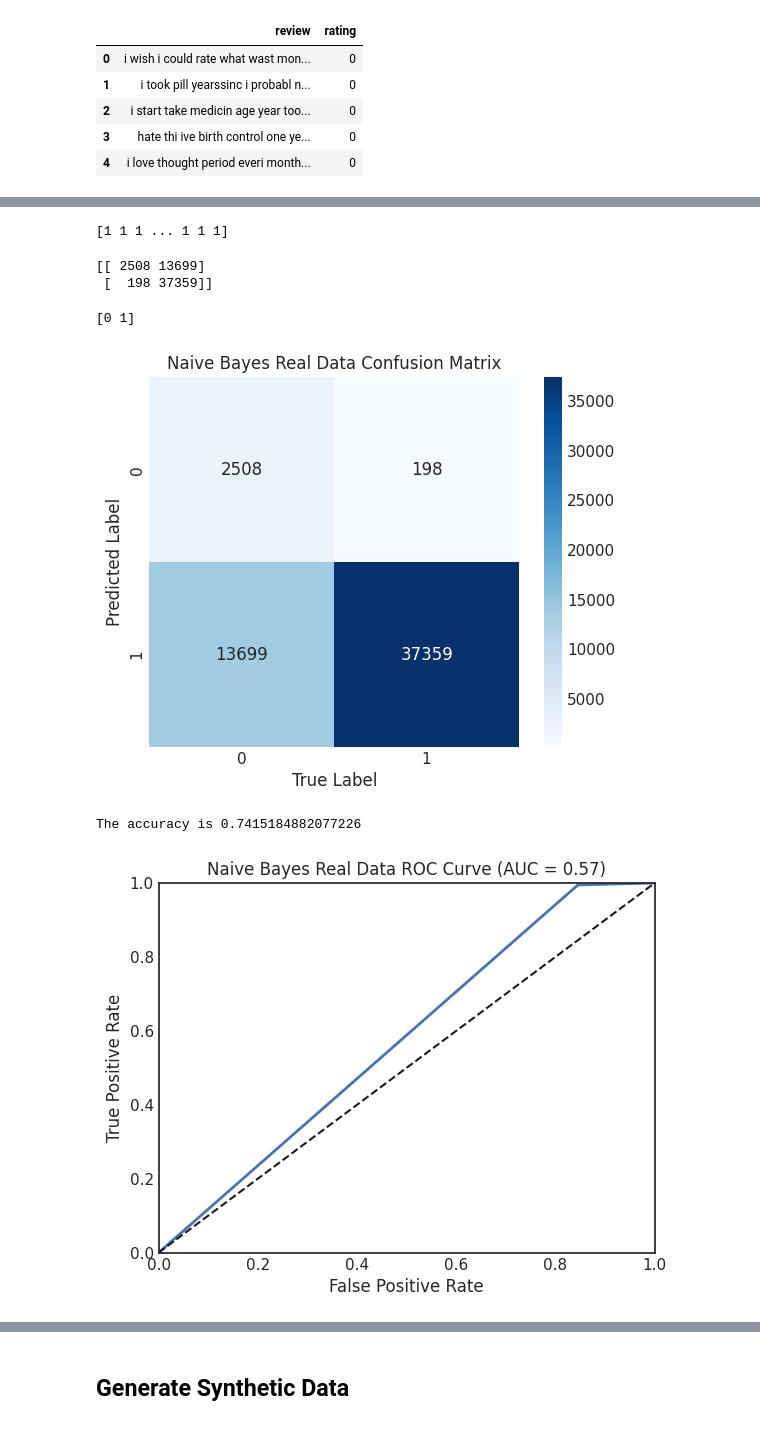
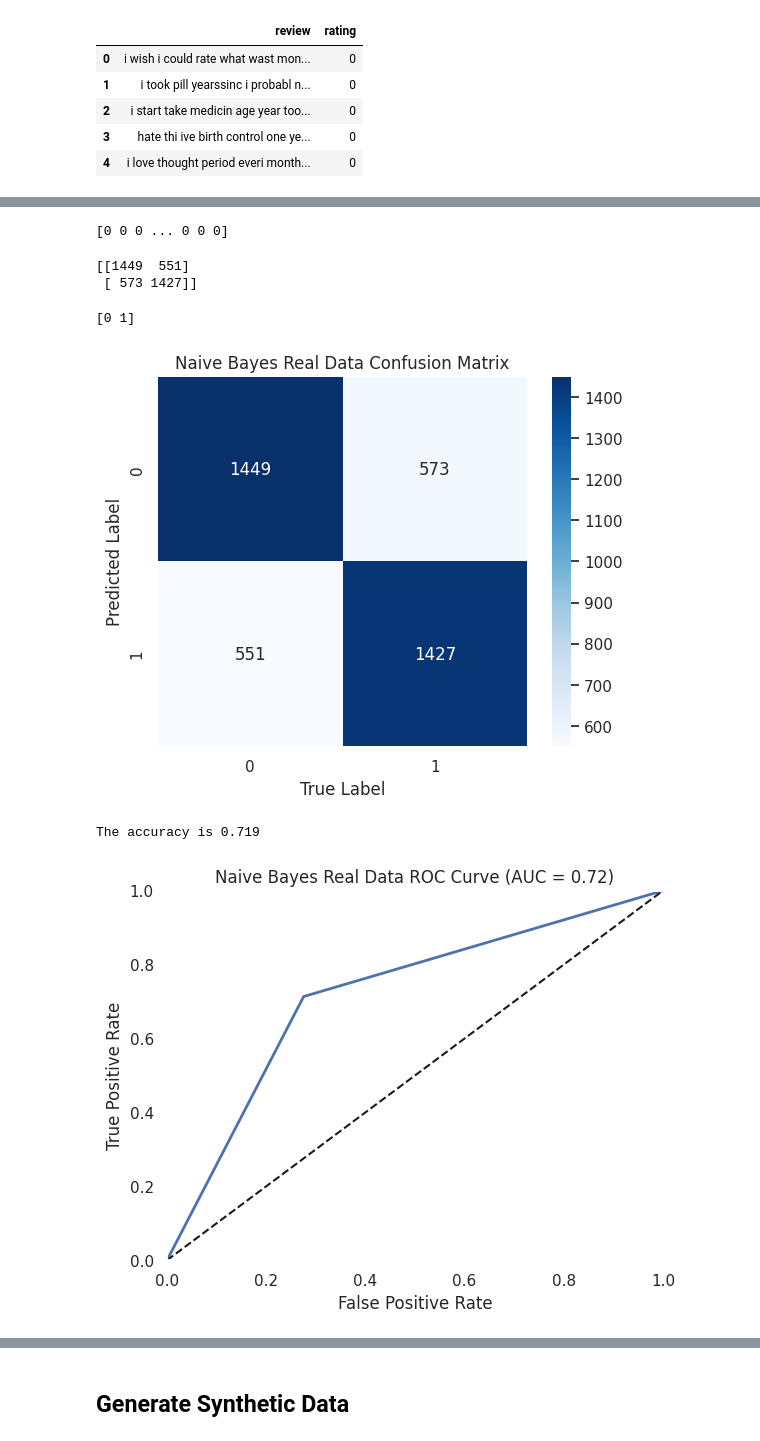
Before and after one commit to michellejieli/Whoop, a Jupyter notebook: naive_bayes.ipynb, the cells around one changed output, grey strips where cells are left out. Cells and saved outputs as stored; diff of their text form; code cells hidden in the pictures.

```diff
--- a/naive_bayes.ipynb
+++ b/naive_bayes.ipynb
@@ -17,9 +17,9 @@ sns.set() # use seaborn plotting style
 # %% [markdown]
 Code from https://towardsdatascience.com/text-classification-using-naive-bayes-theory-a-working-example-2ef4b7eb7d5a
 # %%
-train_data = pd.read_csv('final_data/train.csv')
-valid_data = pd.read_csv('final_data/valid.csv')
-test_data = pd.read_csv('final_data/test.csv')
+train_data = pd.read_csv('final_data/train_balanced.csv')
+valid_data = pd.read_csv('final_data/valid_balanced.csv')
+test_data = pd.read_csv('final_data/test_balanced.csv')
 # %%
 # remove rows with missing values
 train_data = train_data.dropna()
@@ -140,12 +106,3 @@ train_data.head()
-# %%
-# look at NaN values
-train_data.isnull().sum()
-
-# remove NaN values from train
-train_data = train_data.dropna()
-
-# remove NaN values from test
-test_data = test_data.dropna()
 # %%
 # Build the model
 model = make_pipeline(TfidfVectorizer(), MultinomialNB())
@@ -156,14 +113,14 @@ predicted_categories = model.predict(test_data.review)
 # %%
 print(np.array(test_data.rating)[predicted_categories])
 # %% [output]
-[1 1 1 ... 1 1 1]
+[0 0 0 ... 0 0 0]
 # %%
 # plot the confusion matrix
 mat = confusion_matrix(test_data.rating, predicted_categories)
 print(mat)
 # %% [output]
-[[ 2508 13699]
- [  198 37359]]
+[[1449  551]
+ [ 573 1427]]
 # %%
 # categories
 categories = train_data.rating.unique()
@@ -180,31 +137,33 @@ ax.set_title('Naive Bayes Real Data Confusion Matrix')
 # save heatmap
 ax.figure.savefig('plots/naive_bayes_real_confusion_matrix.png')
 # %% [output]
-[figure, old version]
+[figure, new version]
 # %%
 print("The accuracy is {}".format(accuracy_score(test_data.rating, predicted_categories)))
 # %% [output]
-The accuracy is 0.7415184882077226
+The accuracy is 0.719
 # %%
 # plot ROC curve
 from sklearn.metrics import roc_curve, auc
 fpr, tpr, thresholds = roc_curve(test_data.rating, predicted_categories)
 def plot_roc_curve(fpr, tpr, label=None):
     plt.plot(fpr, tpr, linewidth=2, label=label)
     plt.plot([0, 1], [0, 1], 'k--')
     plt.axis([0, 1, 0, 1])
     plt.xlabel('False Positive Rate')
     plt.ylabel('True Positive Rate')
+    # set background color to white
+    plt.gca().set_facecolor('white')
 
 # plot ROC curve and save
 naive_bayes_real_roc = plot_roc_curve(fpr, tpr)
 
 # add AUC score
 auc_score = auc(fpr, tpr)
 plt.title('Naive Bayes Real Data ROC Curve (AUC = %0.2f)' % auc_score)
 plt.savefig('plots/naive_bayes_real_roc.png')
 # %% [output]
-[figure, old version]
+[figure, new version]
 # %%
 # get F1 score, precision, and recall
 print(classification_report(test_data.rating, predicted_categories))
```
Also changed, not shown: parts of 19 cells of this notebook, 6 other files.
